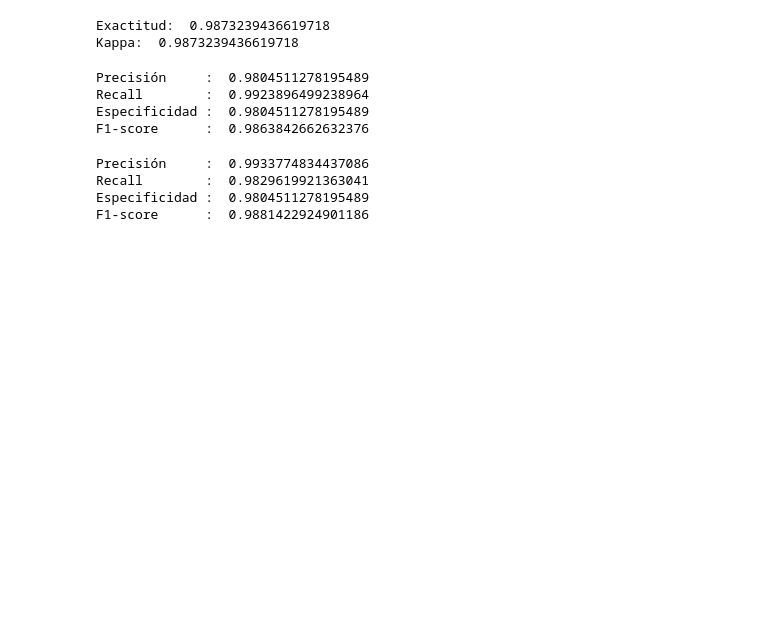
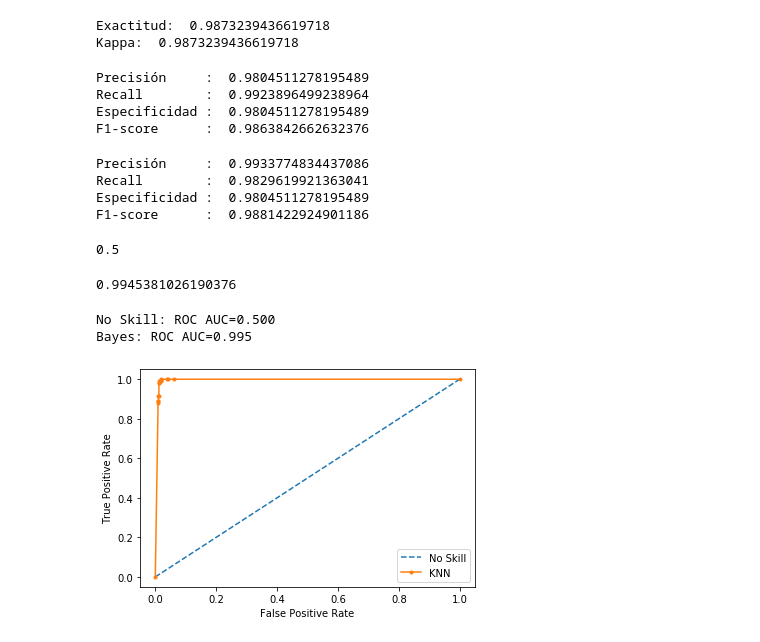
Before and after one commit to Kaiziferr/-Miner_Detector, a Jupyter notebook: PDG/Naïve Bayes.ipynb, the cells around one changed output. Cells and saved outputs as stored; diff of their text form; code cells hidden in the pictures; blank space fills up the shorter version.

```diff
--- a/PDG/Naïve Bayes.ipynb
+++ b/PDG/Naïve Bayes.ipynb
@@ -106,3 +105,39 @@ Precisión     :  0.9933774834437086
 Recall        :  0.9829619921363041
 Especificidad :  0.9804511278195489
 F1-score      :  0.9881422924901186
+# %%
+y_pred_proba = model.predict_proba(X_test)
+# %%
+lr_probs = y_pred_proba[:,1]
+# %%
+ns_probs = [0 for _ in range(len(y_test))]
+# %%
+ns_auc = metrics.roc_auc_score(y_test, ns_probs)
+ns_auc
+# %% [output]
+0.5
+# %%
+lr_auc = metrics.roc_auc_score(y_test, lr_probs)
+lr_auc
+# %% [output]
+0.9945381026190376
+# %%
+#Sumo los scores
+print('No Skill: ROC AUC=%.3f' % (ns_auc))
+print('Bayes: ROC AUC=%.3f' % (lr_auc))
+# %% [output]
+No Skill: ROC AUC=0.500
+Bayes: ROC AUC=0.995
+# %%
+ns_fpr, ns_tpr, thresholds  = metrics.roc_curve(y_test,ns_probs)
+lr_fpr, lr_tpr, thresholds = metrics.roc_curve(y_test, lr_probs)
+# %%
+#Plot la roc curva para el modelo
+plt.plot(ns_fpr,ns_tpr,linestyle='--', label='No Skill')
+plt.plot(lr_fpr, lr_tpr, marker='.', label='KNN')
+plt.xlabel('False Positive Rate')
+plt.ylabel('True Positive Rate')
+plt.legend()
+plt.show()
+# %% [output]
+[figure, added]
```
Also changed, not shown: parts of 6 cells of this notebook, 6 other files.
